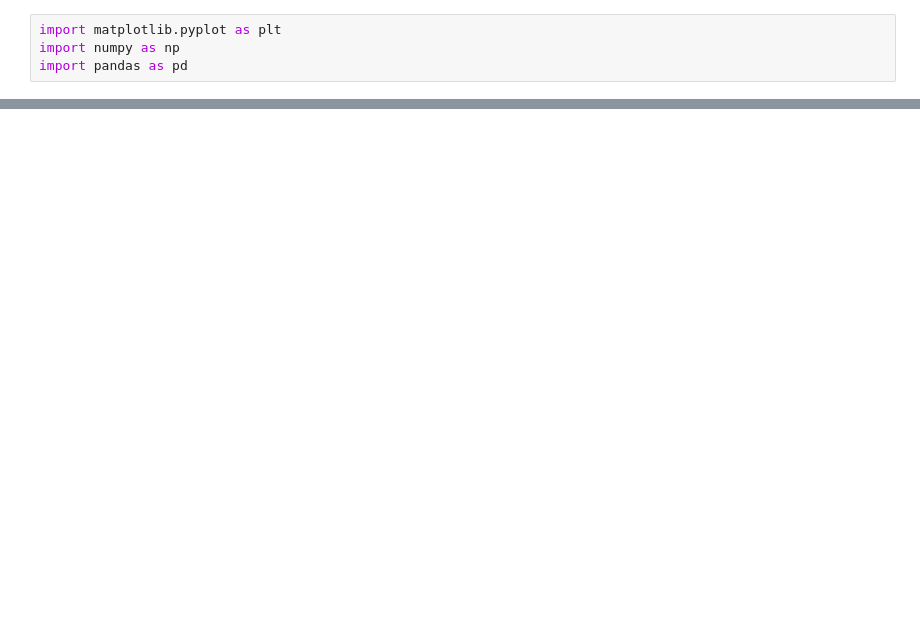
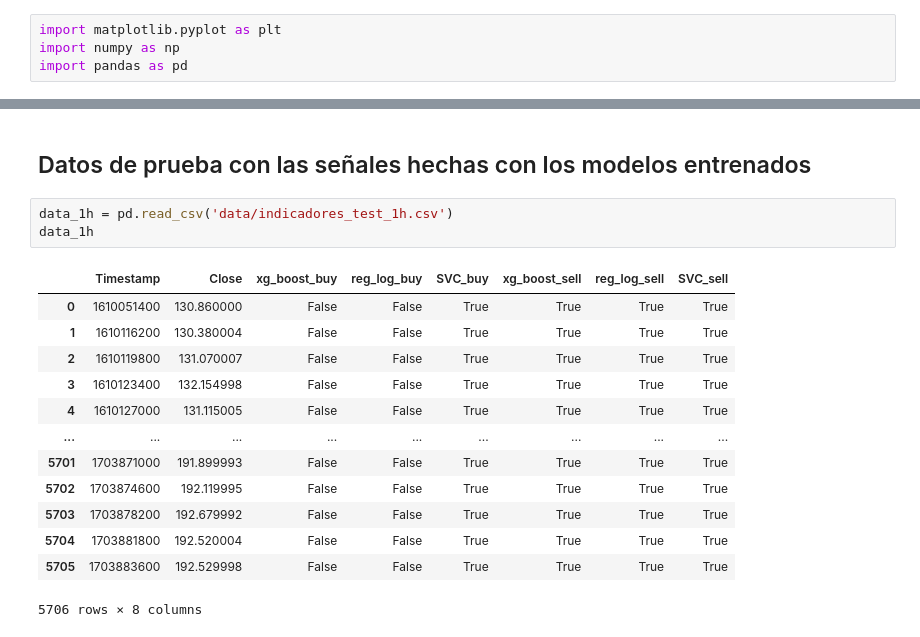
Before and after one commit to rodo1234/003_ML, a Jupyter notebook: Report.ipynb, the cells around one changed output, grey strips where cells are left out. Cells and saved outputs as stored; diff of their text form; blank space fills up the shorter version.

```diff
--- a/Report.ipynb
+++ b/Report.ipynb
@@ -112,0 +112,19 @@ Valor de la estrategia:  1441371.524708725
+# %% [markdown]
+## Datos de prueba con las señales hechas con los modelos entrenados
+# %%
+data_1h = pd.read_csv('data/indicadores_test_1h.csv')
+data_1h
+# %% [output]
+|  | Timestamp | Close | xg_boost_buy | reg_log_buy | SVC_buy | xg_boost_sell | reg_log_sell | SVC_sell |
+| 0 | 1610051400 | 130.860000 | False | False | True | True | True | True |
+| 1 | 1610116200 | 130.380004 | False | False | True | True | True | True |
+| 2 | 1610119800 | 131.070007 | False | False | True | True | True | True |
+| 3 | 1610123400 | 132.154998 | False | False | True | True | True | True |
+| 4 | 1610127000 | 131.115005 | False | False | True | True | True | True |
+| ... | ... | ... | ... | ... | ... | ... | ... | ... |
+| 5701 | 1703871000 | 191.899993 | False | False | True | True | True | True |
+| 5702 | 1703874600 | 192.119995 | False | False | True | True | True | True |
+| 5703 | 1703878200 | 192.679992 | False | False | True | True | True | True |
+| 5704 | 1703881800 | 192.520004 | False | False | True | True | True | True |
+| 5705 | 1703883600 | 192.529998 | False | False | True | True | True | True |
+5706 rows × 8 columns
```
Also changed, not shown: parts of 8 cells of this notebook, 3 other files.
